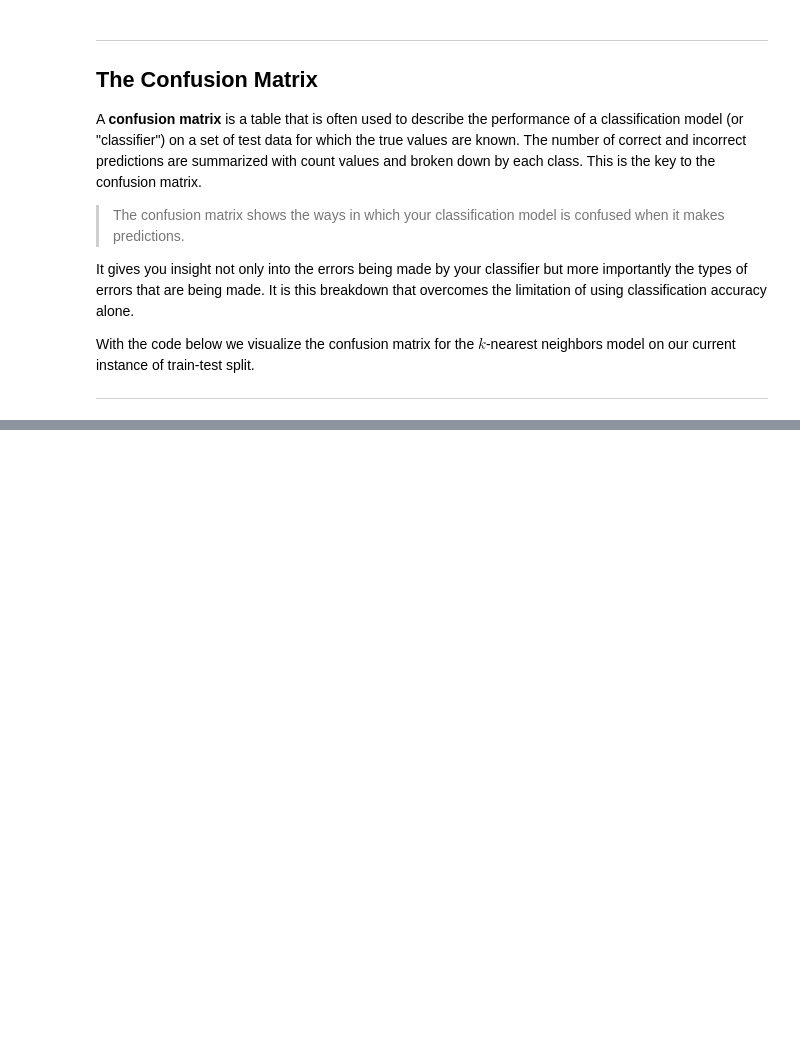
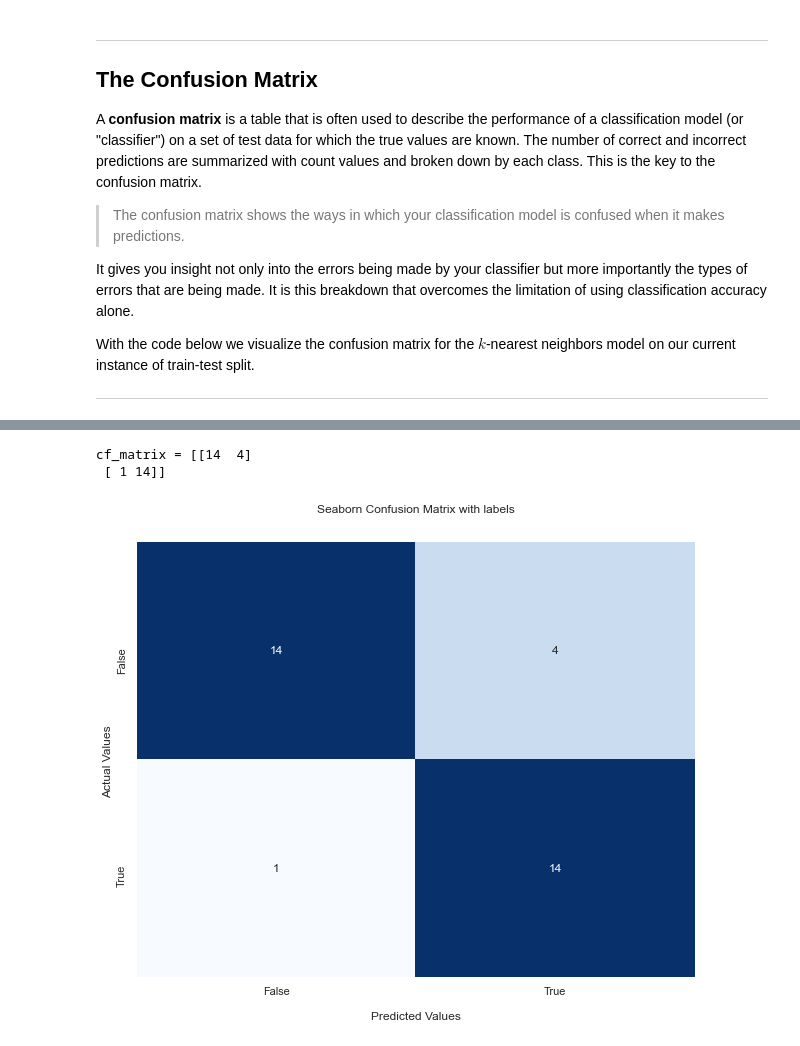
Before and after one commit to RandyRDavila/Data_Science_and_Machine_Learning_Spring_2022, a Jupyter notebook: Lecture_7/Lecture_7_2.ipynb, the cells around one changed output, grey strips where cells are left out. Cells and saved outputs as stored; diff of their text form; code cells hidden in the pictures; blank space fills up the shorter version.

```diff
--- a/Lecture_7/Lecture_7_2.ipynb
+++ b/Lecture_7/Lecture_7_2.ipynb
@@ -209,0 +259,23 @@ print(classification_report(y_test, y_pred))
+# %%
+# Calculate the confusion matrix
+cf_matrix = confusion_matrix(y_test, log_y_pred)
+
+# Print the confusion matrix
+print(f"cf_matrix = {cf_matrix} \n")
+
+# View the confusion matrix using the seaborn package
+plt.figure(figsize = (10, 8))
+ax = sns.heatmap(cf_matrix, annot=True, cmap='Blues', cbar=False)
+
+ax.set_title('Seaborn Confusion Matrix with labels\n\n');
+ax.set_xlabel('\nPredicted Values')
+ax.set_ylabel('Actual Values ');
+
+## Ticket labels - List must be in alphabetical order
+ax.xaxis.set_ticklabels(['False','True'])
+ax.yaxis.set_ticklabels(['False','True'])
+plt.show()
+# %% [output]
+cf_matrix = [[14  4]
+ [ 1 14]]
+[figure, added]
```
Also changed, not shown: parts of 13 cells of this notebook, 5 other files.
